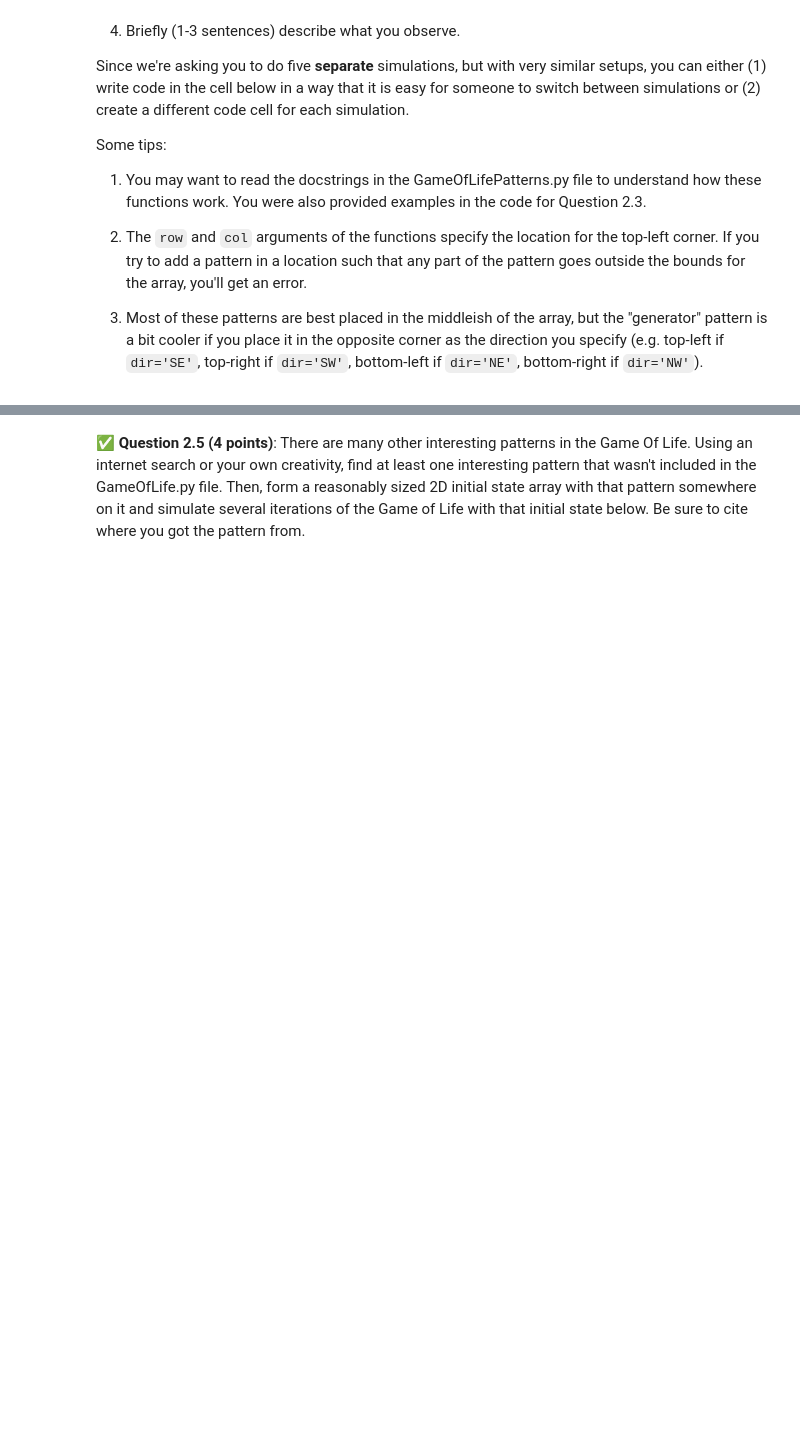
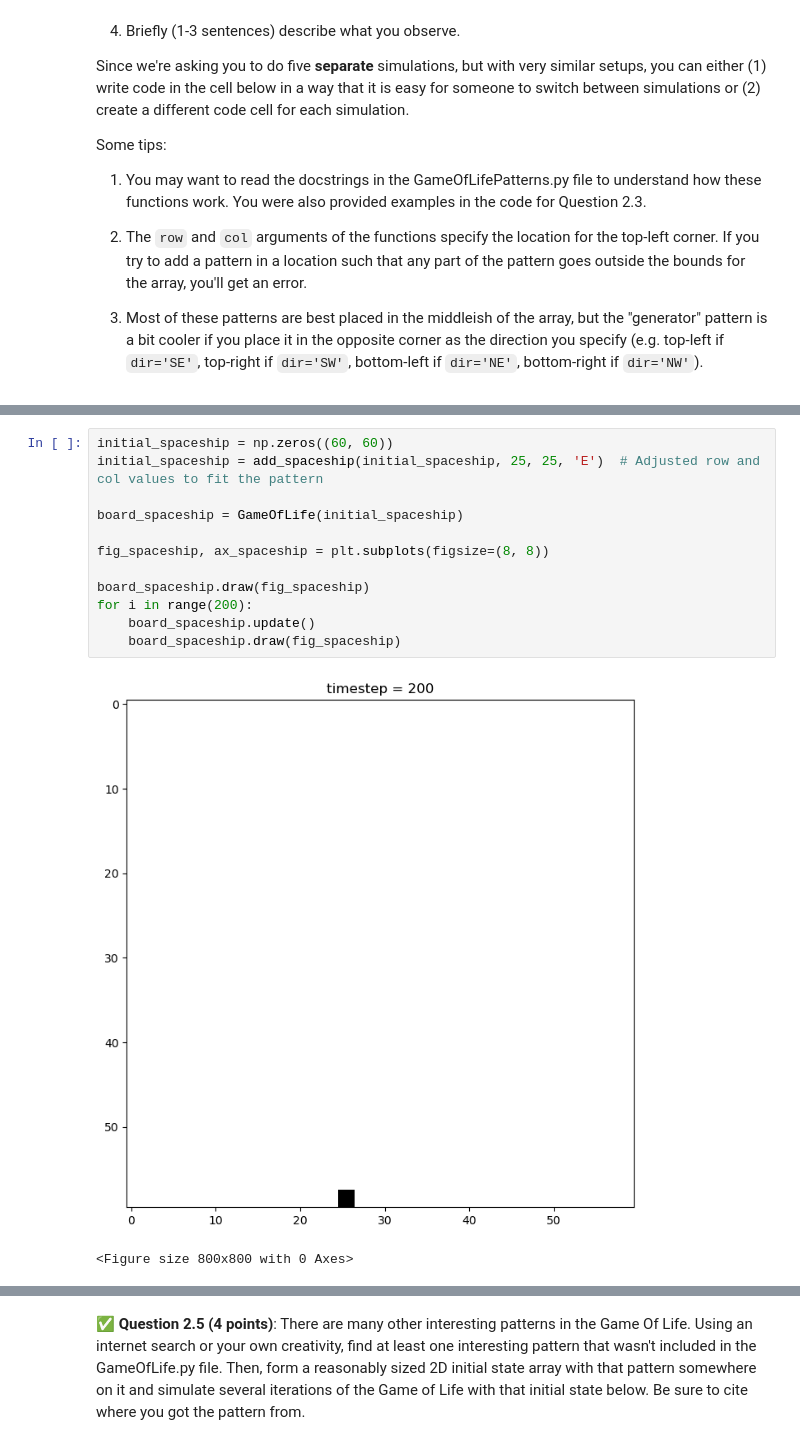
Before and after one commit to johnwano/CMSE202-f23-turnin, a Jupyter notebook: hw-02/HW-02_ABMandGraphTheory-STUDENT.ipynb, the cells around one changed output, grey strips where cells are left out. Drawn from its saved outputs; the diff is of its cells as text; blank space fills up the shorter version.

```diff
--- a/hw-02/HW-02_ABMandGraphTheory-STUDENT.ipynb
+++ b/hw-02/HW-02_ABMandGraphTheory-STUDENT.ipynb
@@ -275,0 +293,15 @@ Some tips:
+# %%
+initial_spaceship = np.zeros((60, 60))
+initial_spaceship = add_spaceship(initial_spaceship, 25, 25, 'E')  # Adjusted row and col values to fit the pattern
+
+board_spaceship = GameOfLife(initial_spaceship)
+
+fig_spaceship, ax_spaceship = plt.subplots(figsize=(8, 8))
+
+board_spaceship.draw(fig_spaceship)
+for i in range(200):
+    board_spaceship.update()
+    board_spaceship.draw(fig_spaceship)
+# %% [output]
+[figure, added]
+<Figure size 800x800 with 0 Axes>
```
Also changed, not shown: parts of 17 cells of this notebook.
